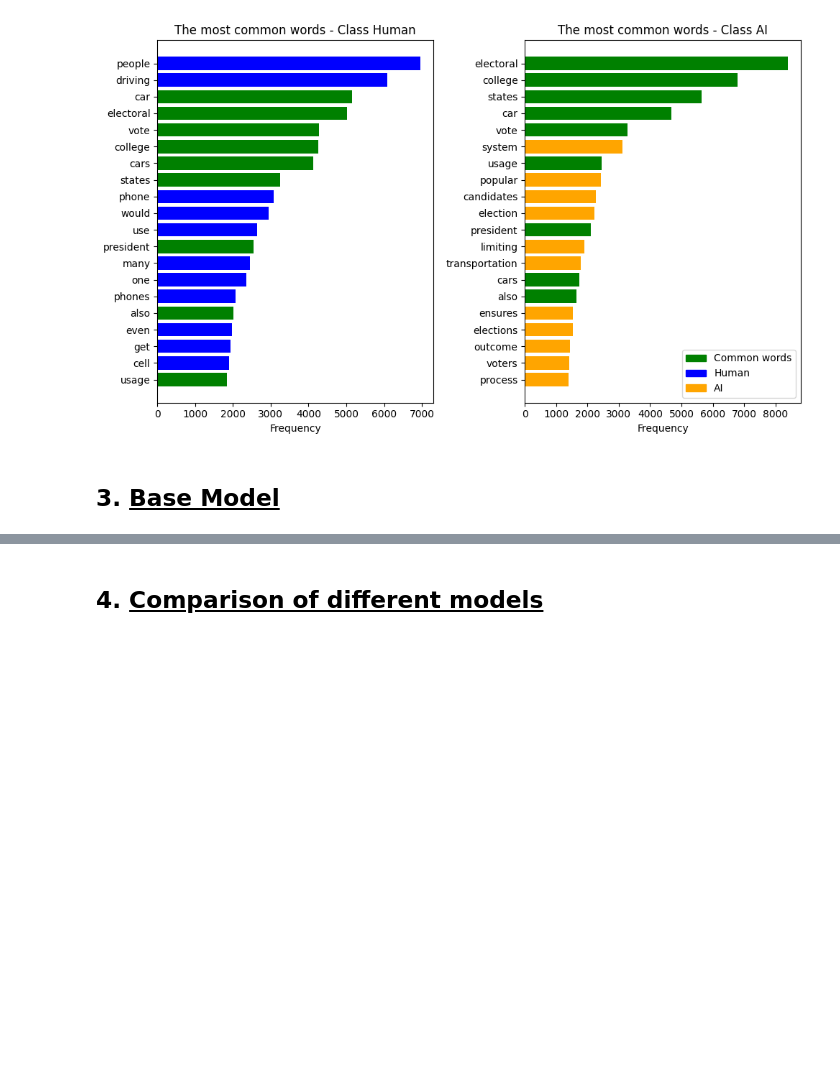
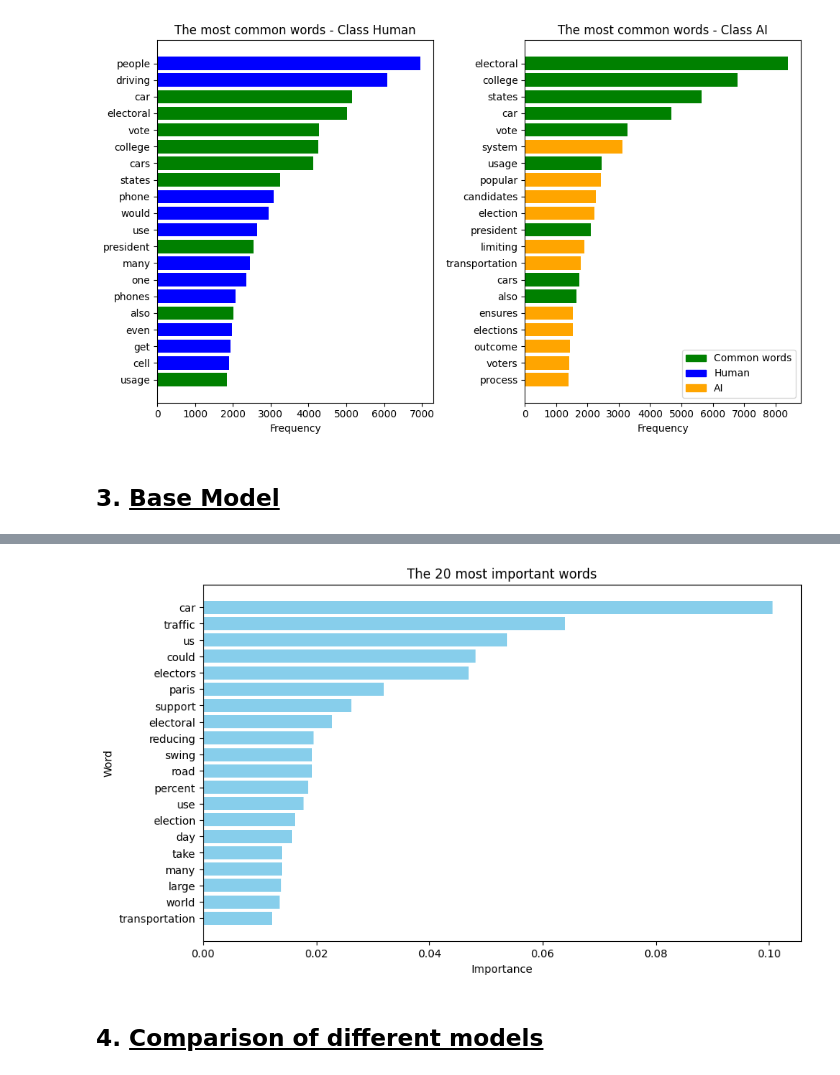
Before and after one commit to B-Manitas/NLP-AI-Human, a Jupyter notebook: main.ipynb, the cells around one changed output, grey strips where cells are left out. Drawn from its saved outputs; the diff is of its cells as text; code cells hidden in the pictures; blank space fills up the shorter version.

Commit message:
ajout feature imp word2vec

```diff
--- a/main.ipynb
+++ b/main.ipynb
@@ -433,3 +433,17 @@ plt.show()
+# %%
+feature_importances = rf.feature_importances_
+important_words = [w2v.wv.index_to_key[i] for i in feature_importances.argsort()[::-1]][:20]
+importances = [feature_importances[w2v.wv.key_to_index[word]] for word in important_words]
+
+plt.figure(figsize=(10, 6))
+plt.barh(important_words, importances, color='skyblue')
+plt.xlabel("Importance")
+plt.ylabel("Word")
+plt.title("The 20 most important words")
+plt.gca().invert_yaxis()
+plt.show()
+# %% [output]
+[figure, added]
 # %% [markdown]
 ## 4. **<ins>Comparison of different models</ins>**
 # %% [markdown]
```
Also changed, not shown: parts of 3 cells of this notebook.
